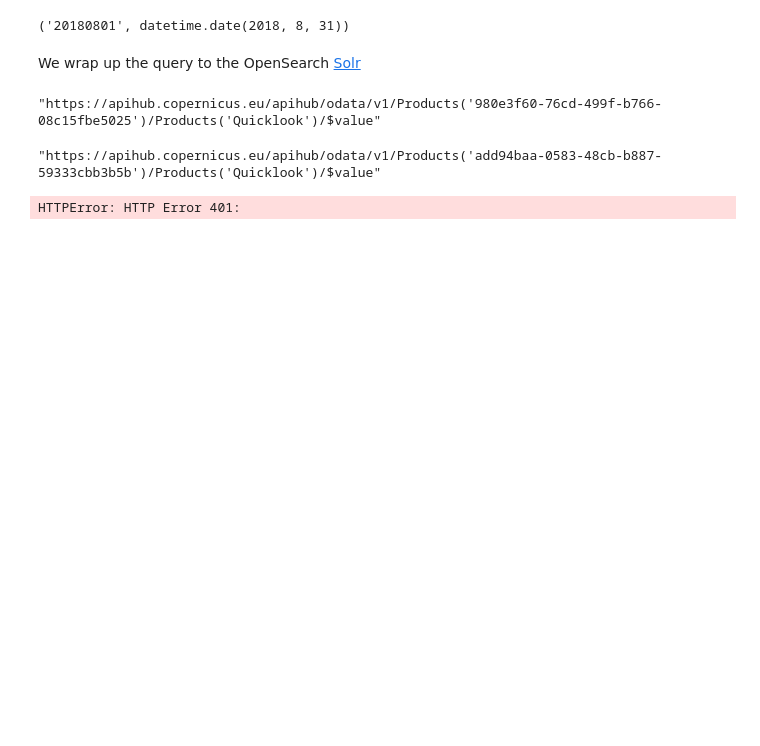
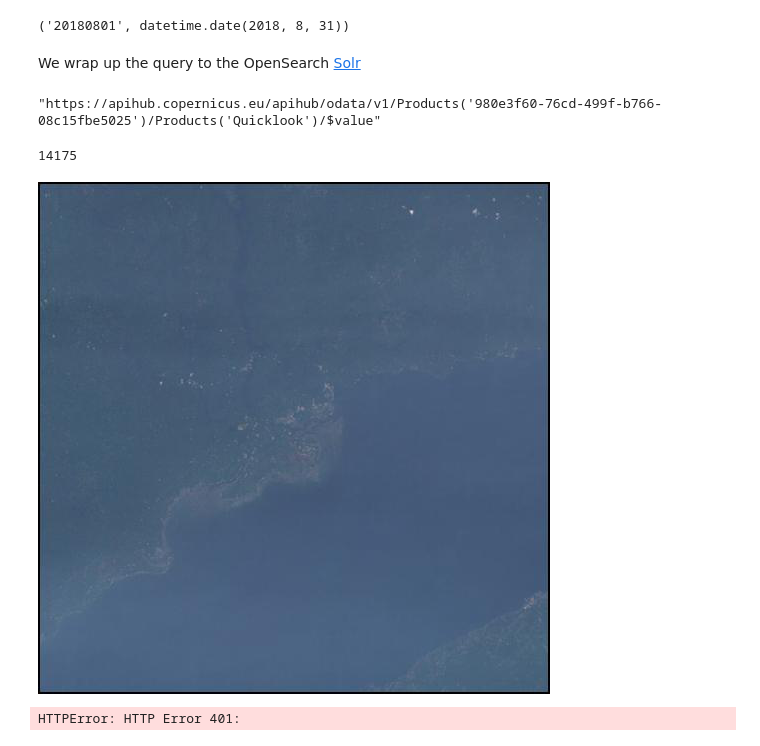
Before and after one commit to CIDCO-dev/BenthicClassifier, a Jupyter notebook: reflectance/dev.ipynb, the cells around one changed output. Drawn from its saved outputs; the diff is of its cells as text; code cells hidden in the pictures; blank space fills up the shorter version.

Commit message:
Processing of water surface reflectance for specific bathy surface working

```diff
--- a/reflectance/dev.ipynb
+++ b/reflectance/dev.ipynb
@@ -135,7 +123,11 @@ GeoData[GeoData['processinglevel'] == 'Level-1C']['link_icon'][0]
 # %%
-#open('Quicklook.jpg', 'wb').write(r.content)
-GeoData[GeoData['processinglevel'] == 'Level-2A']['link_icon'][0]
+open('Quicklook.jpg', 'wb').write(r.content)
 # %% [output]
-"https://apihub.copernicus.eu/apihub/odata/v1/Products('add94baa-0583-48cb-b887-59333cbb3b5b')/Products('Quicklook')/$value"
+14175
+# %%
+img = PIL.Image.open('Quicklook.jpg')
+display(img)
+# %% [output]
+[figure, added]
 # %%
 # create a file-like object from the url
```
Also changed, not shown: parts of 27 cells of this notebook.
